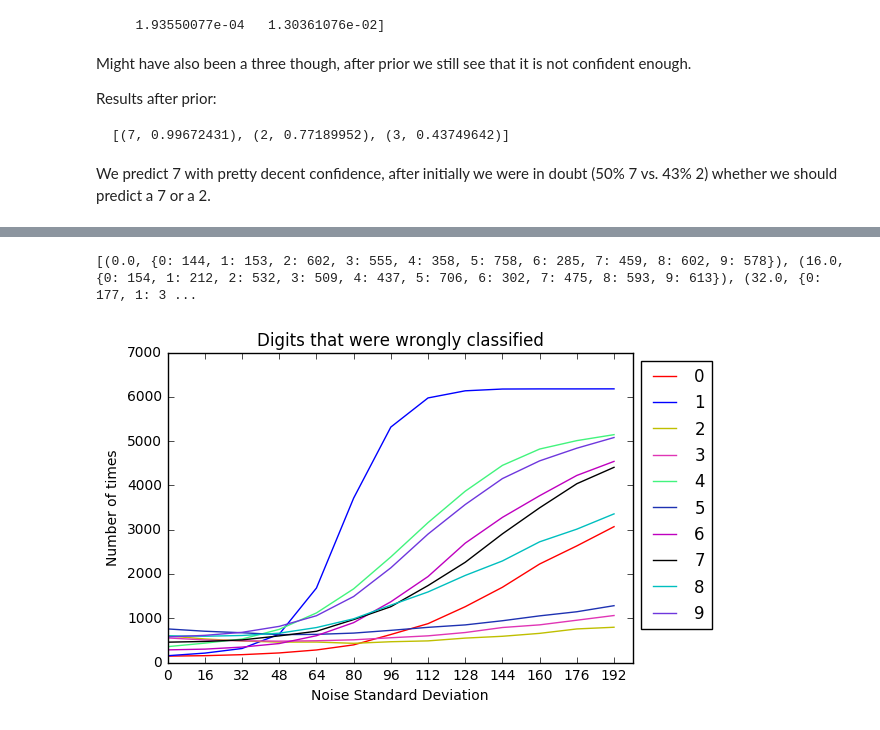
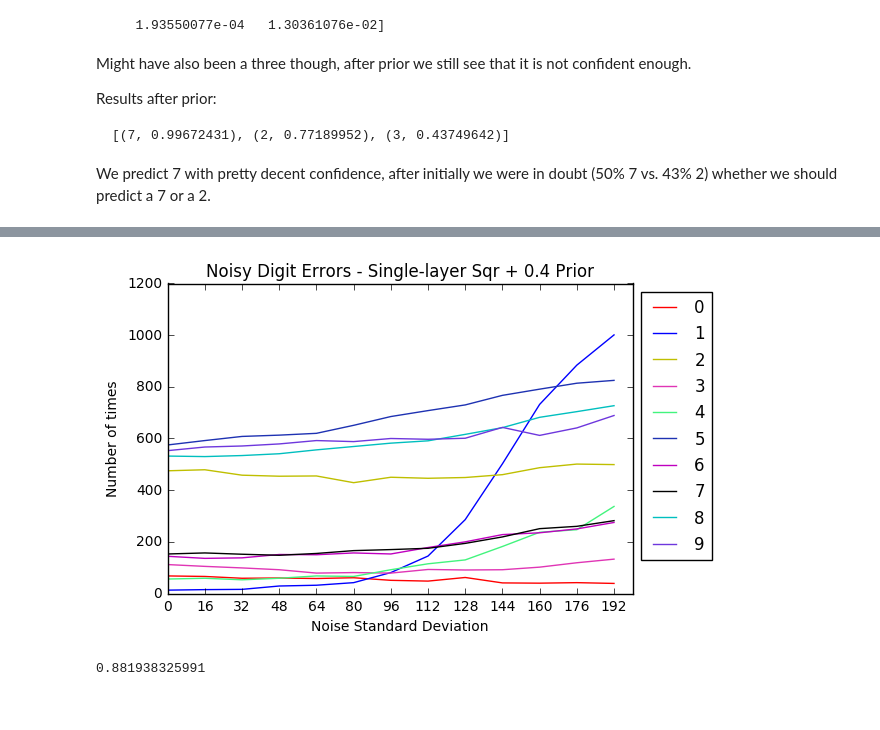
Before and after one commit to VincentRoest/capstone, a Jupyter notebook: Image_manipulation.ipynb, the cells around one changed output, grey strips where cells are left out. Drawn from its saved outputs; the diff is of its cells as text; code cells hidden in the pictures.

```diff
--- a/Image_manipulation.ipynb
+++ b/Image_manipulation.ipynb
@@ -940,0 +983,2 @@ plt.show()
+# %%
+accuracies_noisy_prior_04_sqr, preds_sqr_04, corrs_sqr_04 = eval_noisy_data_prior(0.4, "one_layer_sqr", stddevs[:], False)
@@ -1010,5 +1189,5 @@ visualize_wrongs(one_layer_preds[1], one_layer_corrs[1], "nsy", 20)
 # %%
-def digits_wrongs(predictions, corrects, data_list):
+def digits_wrongs(predictions, corrects, data_list, prior=False):
     '''
     This function trains the model on the respective noises
     IN:
@@ -1026,12 +1205,16 @@ def digits_wrongs(predictions, corrects, data_list):
         pred_vals = predictions[i][1].copy()
         corr_vals = corrects[i][1].copy()
         mistake_dict[std_or_occ] = {key: [] for key in [i for i in range(10)]}
-        # print mistake_dict[std_or_occ]
         for i, cv in enumerate(corr_vals):
             if cv==False:
-                # if using conv then change labels into test_labels
-                label = int(np.argmax(labels[i,:]))
-                pred_label = int(np.argmax(pred_vals[i,:]))
+                # if using conv then change labels into test_label
+                # ALSO FOR PRIOR
+                if not prior:
+                    label = int(np.argmax(labels[i,:]))
+                    pred_label = int(np.argmax(pred_vals[i,:]))
+                else:
+                    label = int(np.argmax(test_labels[i,:]))
+                    pred_label = int(pred_vals[i])
                 # print "supposed to be label " + str(label) + ", was " + str(pred_label)
 
                 mistake_dict[std_or_occ][label] = mistake_dict[std_or_occ][label] + [pred_label]
@@ -1052,3 +1238,5 @@ print mistakes_nsy_one_layer[176.0][1].count(8)
+# %%
+mistakes_nsy_one_sqr04 = digits_wrongs(preds_sqr_04, corrs_sqr_04, stddevs, prior=True)
 # %%
 # http://stackoverflow.com/questions/1518522/python-most-common-element-in-a-list
 from collections import Counter
@@ -1060,24 +1248,28 @@ def all_occurences(lst):
     data = Counter(lst)
     return data.most_common(10)
 
-all_mistakes = mistakes_nsy_one_layer.copy()
+# all_mistakes = mistakes_nsy_one_layer.copy()
+# all_mistakes = mistakes_nsy_one_sqr.copy()
+# all_mistakes = mistakes_occ_sqr.copy()
+# all_mistakes = mistakes_occ_one_layer.copy()
+all_mistakes = mistakes_nsy_one_sqr04.copy()
 
 total_sum = 0
 total_mistakes = {}
 for noise_val, digit_mistakes in all_mistakes.items():
-    # print noise_val, digit_mistakes
+    print noise_val
     total_mistakes[noise_val] = {key: [] for key in [i for i in range(10)]}
     acc_check = 0
     for i in range(10):
         list_x = all_occurences(digit_mistakes[i])
         # for what were they misclassified?
-        # print list_x
+        print i, list_x
         # number of misclassified per digits
         # print i,sum([pair[1] for pair in list_x])
         acc_check += sum([pair[1] for pair in list_x])
 
         total_mistakes[noise_val][i] =  sum([pair[1] for pair in list_x])
-
+    print "---"
     # this checks out! with the initial accuracy
     # print 1 - (float(acc_check)/float(55000))
 
@@ -1087,32 +1301,34 @@ for noise_val, digit_mistakes in all_mistakes.items():
 # %%
 # we now have to sort them to make them useful for plotting
 lists = sorted(total_mistakes.items()) # sorted by key, return a list of tuples
-print lists
 x, y = zip(*lists) # unpack a list of pairs into two tuples
 
 # this will hold the digit progressions
 new_dict = {key: [] for key in [i for i in range(10)]}
 # for every stddev
+# or occ_percs
 for i in range(len(stddevs)):
     # add to that digit's
     for j in range(10):
         new_dict[j] = new_dict[j] + [y[i][j]]
 
 
 # plot the data
 colors = ['r', 'b', 'y', '#e035b5', '#42f47d', '#1e32b2', 'm', 'k', 'c', '#6e37dd']
 for i in range(10):
     plt.plot(x, new_dict[i], '-', label=str(i), color=colors[i])
 
-plt.title('Wrongly classified digits')
+plt.title('Noisy Digit Errors - Single-layer Sqr + 0.4 Prior')
 plt.ylabel('Number of times')
 plt.xlabel('Noise Standard Deviation')
 
 plt.xticks(x)
 
 # Put a legend to the right of the current axis
-plt.legend(loc="upper left", bbox_to_anchor=(1,1))
+plt.legend(loc=2, bbox_to_anchor=(1,1))
+# plt.savefig('wrong_digits_single_sqr.png')
+plt.savefig('wrong_digits_nsy_sqr_04.png')
+plt.savefig
 plt.show()
 # %% [output]
-[(0.0, {0: 144, 1: 153, 2: 602, 3: 555, 4: 358, 5: 758, 6: 285, 7: 459, 8: 602, 9: 578}), (16.0, {0: 154, 1: 212, 2: 532, 3: 509, 4: 437, 5: 706, 6: 302, 7: 475, 8: 593, 9: 613}), (32.0, {0: 177, 1: 3 ...
-[figure, old version]
+[figure, new version]
@@ -1118,0 +1340,5 @@ plt.show()
+# %%
+# so at noise level 192, 99.1% of the ones are misclassified
+print float(new_dict[1][12])/float(occ_dict[1])
+# %% [output]
+0.881938325991
```
Also changed, not shown: parts of 49 cells of this notebook, 2 other files.
